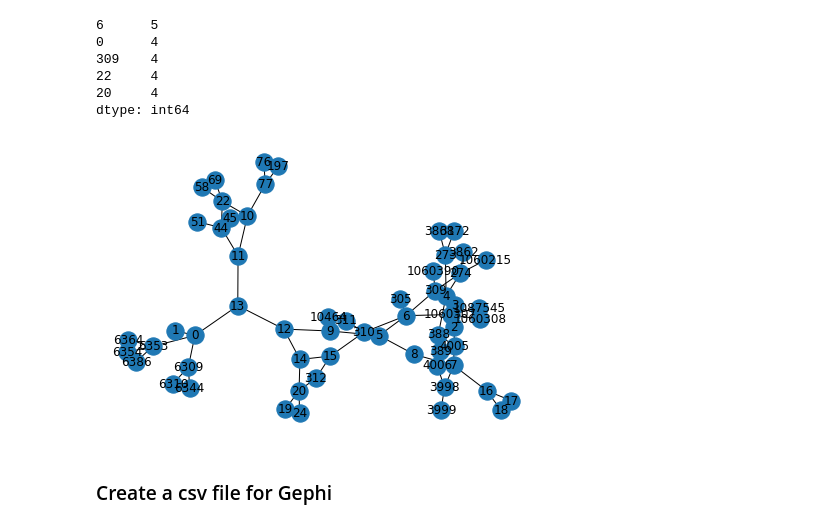
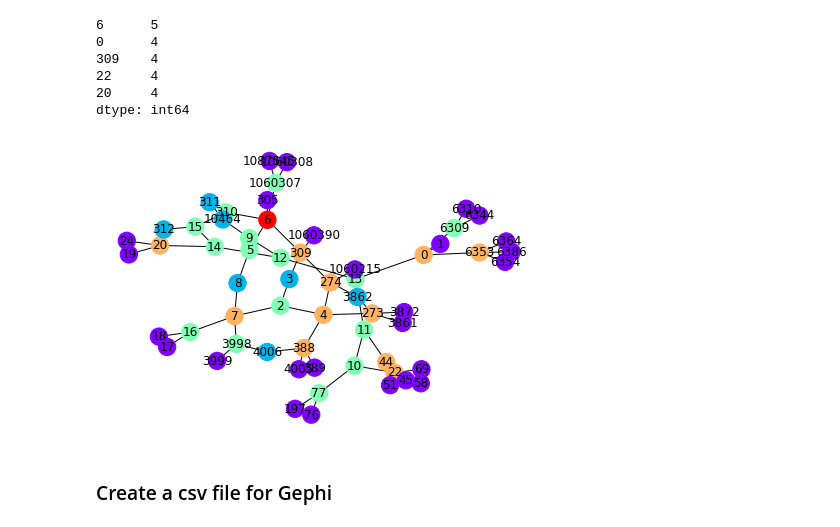
Before and after one commit to WillieDavonSmalls/KJW_CUNY_DATA_620, a Jupyter notebook: Week2_Part1/Assignment3_Graph_Metrics.ipynb, the cells around one changed output. Cells and saved outputs as stored; diff of their text form; code cells hidden in the pictures.

```diff
--- a/Week2_Part1/Assignment3_Graph_Metrics.ipynb
+++ b/Week2_Part1/Assignment3_Graph_Metrics.ipynb
@@ -124,11 +121,17 @@ Top five intersection with the most connections
 22     4
 20     4
 dtype: int64
-# %%
-#Graph of intersections
-nx.draw(g1, with_labels=True)
-# %% [output]
-[figure, removed]
+# %%
+# Create a dict to be used for color coding nodes based on associated number of edges
+node_edges={n: len(list(g1.neighbors(n))) for n in g1.nodes()}
+# %%
+#Graph of nodes and intersections
+color_map=[color for color in node_edges.values()]
+cNorm  = colors.Normalize(vmin=0, vmax=max(node_edges.values()))
+nx.draw(g1, with_labels=True, node_color=color_map, norm=cNorm, cmap = plt.cm.get_cmap('rainbow'))
+plt.show()
+# %% [output]
+[figure, added]
 # %% [markdown]
 ### Create a csv file for Gephi
 # %% [markdown]
```
Also changed, not shown: parts of 5 cells of this notebook.
